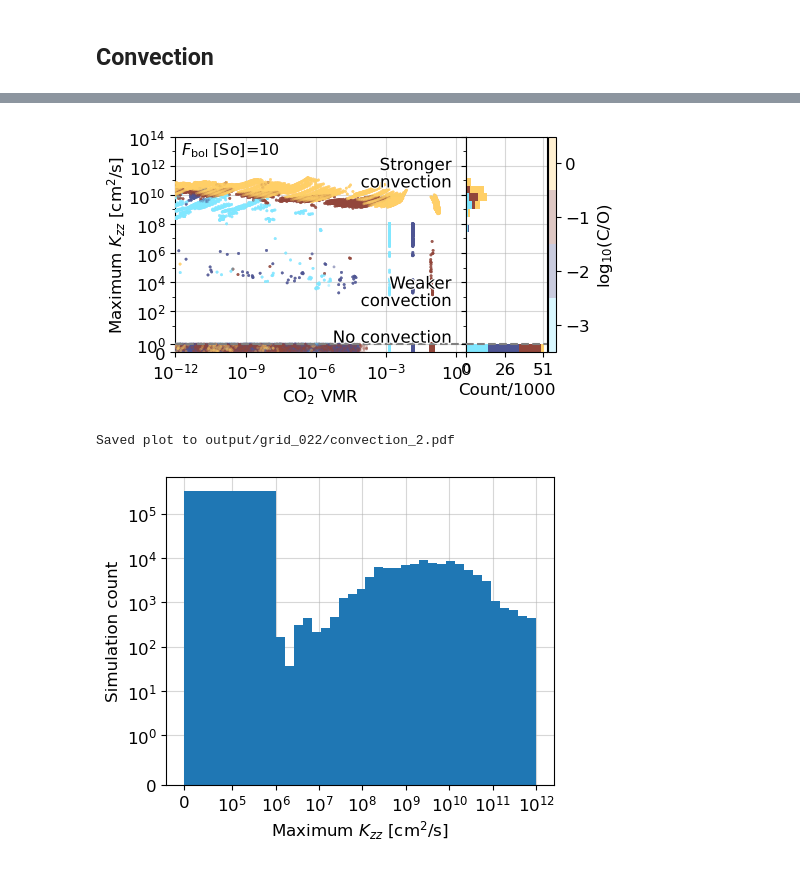
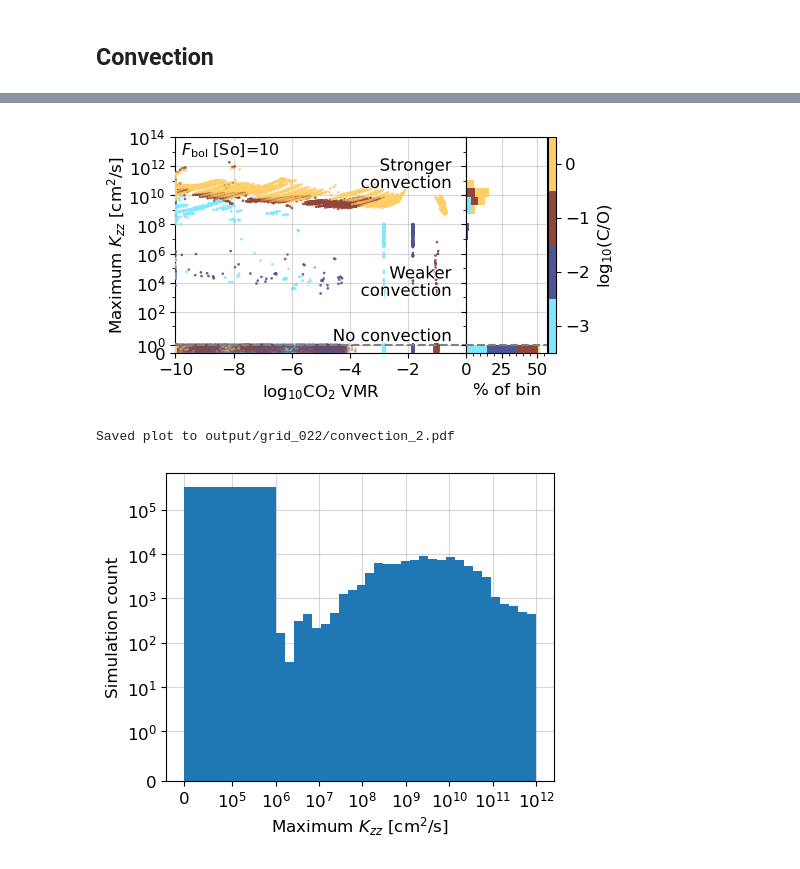
Before and after one commit to nichollsh/InferAGNI, a Jupyter notebook: notebooks/paper_grid.ipynb, the cells around one changed output, grey strips where cells are left out. Saved outputs shown, nothing was run; the diff lists cells and outputs as text; code cells hidden in the pictures.

Commit message:
Binning for histogram

```diff
--- a/notebooks/paper_grid.ipynb
+++ b/notebooks/paper_grid.ipynb
@@ -1779,15 +1789,17 @@ id = 0
 
 def plot_convection(xkey=None, zkey=None, controls=None):
 
-    ms = 4
+    ms = 3
     al = 0.3
     marker = 'o'
+
+    vmr_min = 1e-10
 
     # copy dataframe
     subdata = deepcopy(data)
     subdata = subdata[subdata["succ"] > 0.5]
     # subdata = subdata[np.abs(subdata['flux_loss_med']) < flux_loss_crit]
-    subdata = subdata[ (subdata["r_bound"] < 0) | (subdata["r_bound"] > subdata["r_phot"])]
+    # subdata = subdata[ (subdata["r_bound"] < 0) | (subdata["r_bound"] > subdata["r_phot"])]
 
     # crop data by control variables
     for c in controls.keys():
@@ -1811,16 +1823,19 @@ def plot_convection(xkey=None, zkey=None, controls=None):
         cmap = deepcopy( cm.batlow )
 
     z = np.array(subdata[zkey].values) *  varprops[zkey].scale
+    vmin = np.amin(z)
+    vmax = np.amax(z)
     if varprops[zkey].log:
-        norm = 'log'
+        norm = mpl.colors.LogNorm(vmin=vmin, vmax=vmax)
     else:
-        norm = 'linear'
+        norm = mpl.colors.Normalize(vmin=vmin, vmax=vmax)
+    sm = mpl.cm.ScalarMappable(cmap=cmap, norm=norm)
 
-    vmin = np.amin(subdata[zkey])* varprops[zkey].scale
-    vmax = np.amax(subdata[zkey])* varprops[zkey].scale
-
-
-    x = subdata[xkey] * varprops[xkey].scale
+    if xkey.startswith("log_vmr_"):
+        xkey_lu = xkey.replace("log_vmr_", "vmr_")
+        x = np.log10(np.clip(subdata[xkey_lu] * varprops[xkey_lu].scale, vmr_min/1.0001, 1))
+    else:
+        x = subdata[xkey] * varprops[xkey].scale
 
     ykey = "Kzz_max"
     y = subdata[ykey] * varprops[ykey].scale
@@ -1831,9 +1846,9 @@ def plot_convection(xkey=None, zkey=None, controls=None):
 
 
     # plot main axis
-    sm = ax.scatter(x, y, c=z,  s=ms, rasterized=True,
+    ax.scatter(x, y, c=z,  s=ms, rasterized=True,
                     alpha=al,  edgecolors='none', marker=marker, zorder=3,
-                    cmap=cmap, norm=norm, vmin=vmin, vmax=vmax)
+                    cmap=cmap, norm=norm)
 
     if not varprops[zkey].log:
         cbargs = {
@@ -1849,16 +1864,24 @@ def plot_convection(xkey=None, zkey=None, controls=None):
     _pe = [pe.withStroke(linewidth=1.5, foreground="w")]
     annx = 0.95
     fig.text(annx, 0.75, "Stronger\nconvection", zorder=10, path_effects=_pe, color='k', transform=ax.transAxes, va='bottom', ha='right')
-    fig.text(annx, 0.20, "Weaker\nconvection",   zorder=10, path_effects=_pe, color='k', transform=ax.transAxes, va='bottom', ha='right')
-    fig.text(annx, 0.03, "No convection",        zorder=10, path_effects=_pe, color='k', transform=ax.transAxes, va='bottom', ha='right')
+    fig.text(annx, 0.25, "Weaker\nconvection",   zorder=10, path_effects=_pe, color='k', transform=ax.transAxes, va='bottom', ha='right')
+    fig.text(annx, 0.04, "No convection",        zorder=10, path_effects=_pe, color='k', transform=ax.transAxes, va='bottom', ha='right')
 
 
     # decorate main axis
     if varprops[xkey].log:
         ax.set_xscale("log")
     ax.set_xlabel(varprops[xkey].label)
-    if "vmr_" in xkey:
-        ax.set_xlim(left=max(np.amin(x), 1e-12))
+    if xkey.startswith("log_vmr_"):
+        ax.set_xlim(left=max(np.amin(x),np.log10(vmr_min)), right=0-1e-5)
+    elif xkey.startswith("vmr_"):
+        ax.set_xlim(left=max(np.amin(x), vmr_min), right=1*(1-1e-5))
+    elif xkey.startswith("t_"):
+        ax.set_xlim(left=0, right=np.amax(x)+10)
+
+    if not varprops[xkey].log:
+        ax.xaxis.set_major_locator(mpl.ticker.MaxNLocator(6, integer=True))
+
 
     ax.set_yscale("symlog")
     ax.set_ylabel(varprops[ykey].label, labelpad=0)
@@ -1877,26 +1900,29 @@ def plot_convection(xkey=None, zkey=None, controls=None):
 
     # plot histogram
     bins = np.concatenate([ [0, 1], np.logspace(1, np.log10(np.amax(y)), 20) ])
-    yarr = []
-    carr = []
-    for _z in np.unique(z):
-        yarr.append(subdata[subdata[zkey]==_z][ykey] * varprops[ykey].scale)
+    yarr = [] # counts
+    warr = [] # weights
+    carr = [] # colors
+    for _z in np.unique(z): # for each value of the colourbar
+        y = subdata[subdata[zkey]==_z][ykey] * varprops[ykey].scale
+        yarr.append(y)
+        warr.append(np.full_like(y, 100/len(subdata[zkey]==_z)))
         carr.append(sm.to_rgba(_z))
 
-    hist_vals, bins, _ = axr.hist(yarr, bins=bins,color=carr,  stacked=True, zorder=2,
-             orientation='horizontal', align='mid', histtype='stepfilled', )
+        hist_vals, bins = np.histogram(y, bins=bins)
 
-    max_col = 1
+    hist_vals, bins, _ = axr.hist(yarr, bins=bins, weights=warr, stacked=True,
+                                    color=carr,  zorder=2,
+                                    orientation='horizontal', align='mid', histtype='stepfilled', )
+
+    max_col = 1e-5
     for col in hist_vals.T:
         max_col = max(np.amax(col),max_col)
-    print(f"Maximum number of points in any bin: {max_col}")
-    axr_ticks = [0, max_col/2, max_col]
-    axr_tick_scale = 1000
-    axr_ticks = np.array([round(v/axr_tick_scale, 0) for v in axr_ticks])
-    axr_ticklabels = [f"{v:.0f}" for v in axr_ticks]
-    axr.set_xticks(axr_ticks*axr_tick_scale)
-    axr.set_xticklabels(axr_ticklabels)
-    axr.set_xlabel(f"Count/{axr_tick_scale}")
+    print(f"Pct points in any bin: {max_col}")
+    axr.xaxis.set_major_locator(mpl.ticker.MultipleLocator(25))
+    axr.xaxis.set_minor_locator(mpl.ticker.MultipleLocator(5))
+    axr.set_xlabel(f"% of bin")
+    axr.set_xlim(left=0., right=max_col+5)
 
     # add grids
     for _ax in (ax,axr):
@@ -1912,5 +1938,5 @@ def plot_convection(xkey=None, zkey=None, controls=None):
     print(f"Saved plot to {fname}")
 
 plot_convection(xkey="t_phot", zkey="instellation", controls={})
-plot_convection(xkey="vmr_CO2", zkey="logCO", controls={"instellation":10})
+plot_convection(xkey="log_vmr_CO2", zkey="logCO", controls={"instellation":10})
 # %% [output]
@@ -1922,4 +1948,4 @@ Maximum number of points in any bin: 51300.0
-[figure, old version]
+[figure, new version]
 Saved plot to output/grid_022/convection_2.pdf
 # %%
 fig,ax = plt.subplots(1,1, figsize=(5,4))
```
Also changed, not shown: parts of 3 cells of this notebook.
